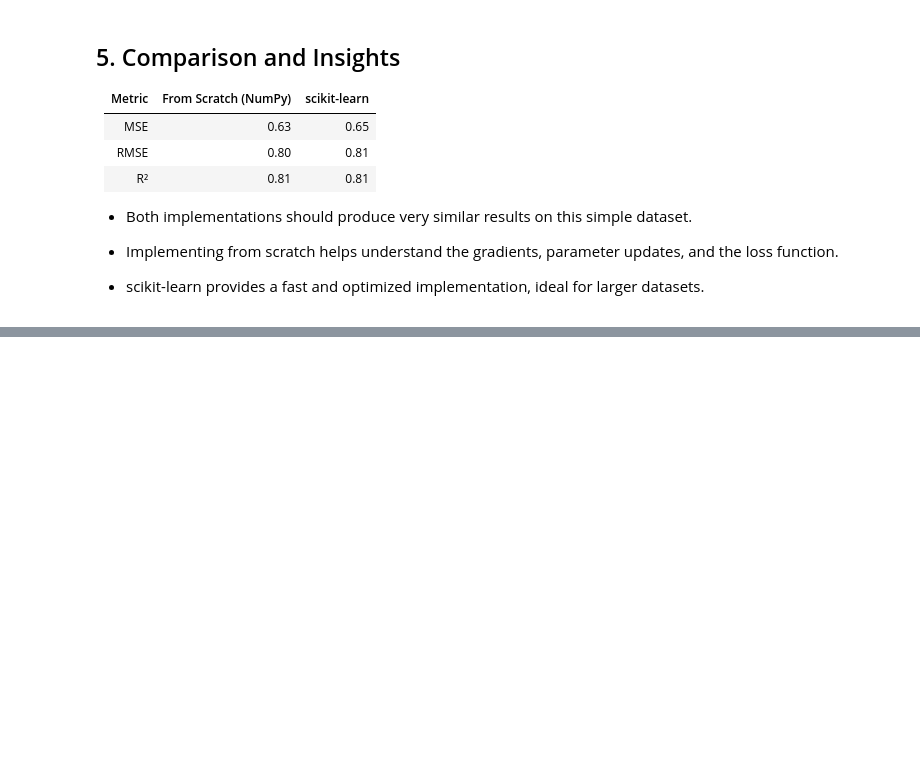
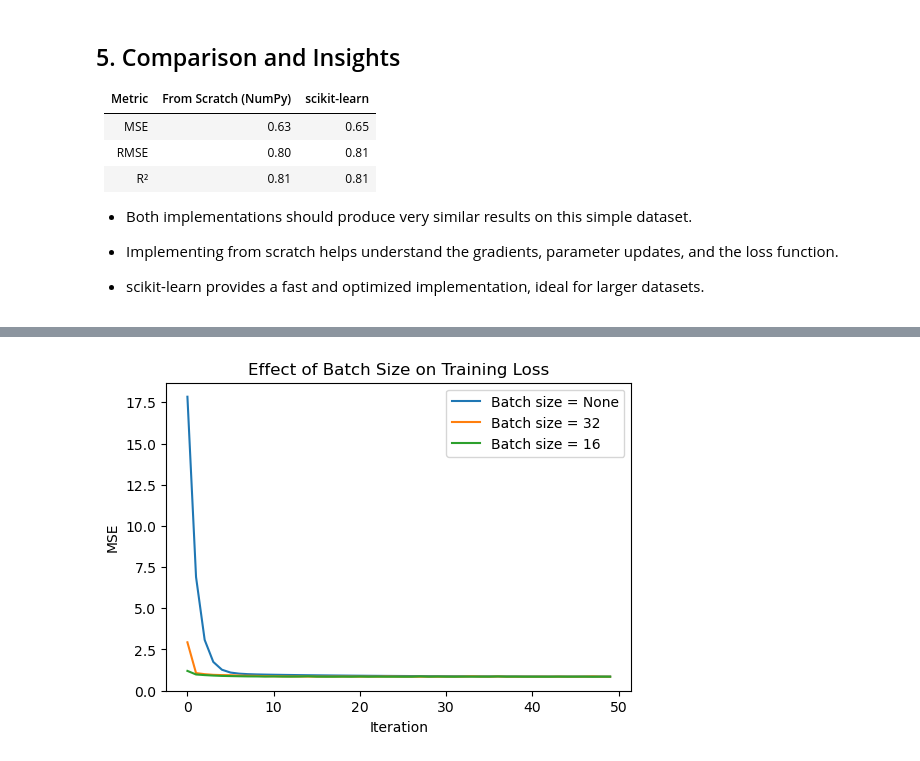
Before and after one commit to bachirij/ml-from-scratch, a Jupyter notebook: notebooks/01_linear_regression.ipynb, the cells around one changed output, grey strips where cells are left out. Saved outputs shown, nothing was run; the diff lists cells and outputs as text; code cells hidden in the pictures; blank space fills up the shorter version.

Commit message:
feature: mini-batch and l1/l2 regularization notebook analysis

```diff
--- a/notebooks/01_linear_regression.ipynb
+++ b/notebooks/01_linear_regression.ipynb
@@ -223,0 +258,31 @@ plt.show()
+# %%
+batch_sizes = [None, 32, 16]  # None = full batch
+results = {}
+# %%
+# Plot training loss for different batch sizes
+plt.figure(figsize=(6,4))
+
+for batch in batch_sizes:
+    model = LinearRegression(
+        learning_rate=0.1,
+        n_iters=50,
+        batch_size=batch
+    )
+    model.fit(X_train, y_train)
+
+    # Store final metrics
+    y_pred = model.predict(X_test)
+    results[f"Batch={batch}"] = {
+        "MSE": mean_squared_error(y_test, y_pred),
+        "R2": r2_score(y_test, y_pred)
+    }
+
+    plt.plot(model.losses, label=f"Batch size = {batch}")
+
+plt.title("Effect of Batch Size on Training Loss")
+plt.xlabel("Iteration")
+plt.ylabel("MSE")
+plt.legend()
+plt.show()
+# %% [output]
+[figure, added]
```
Also changed, not shown: parts of 12 cells of this notebook.
